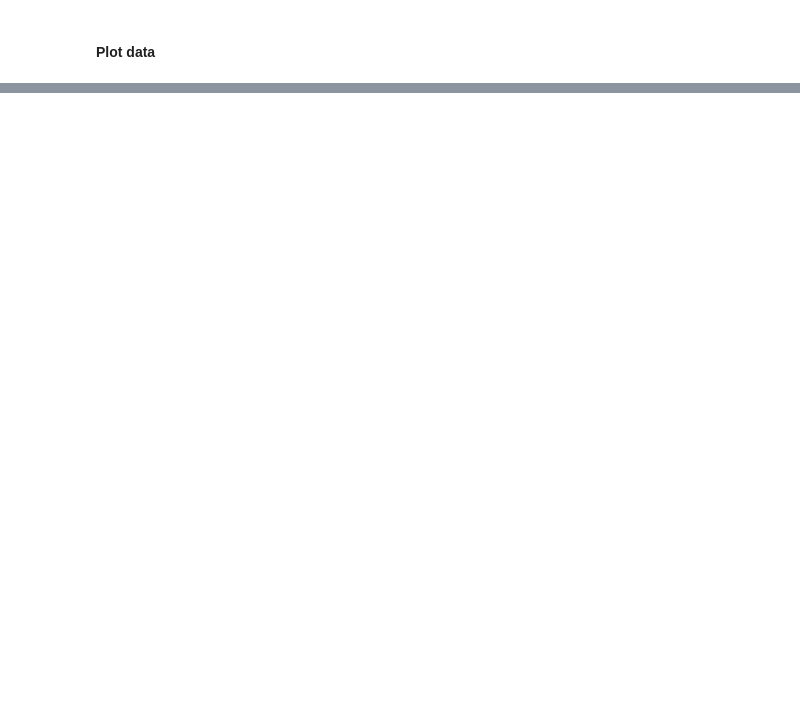
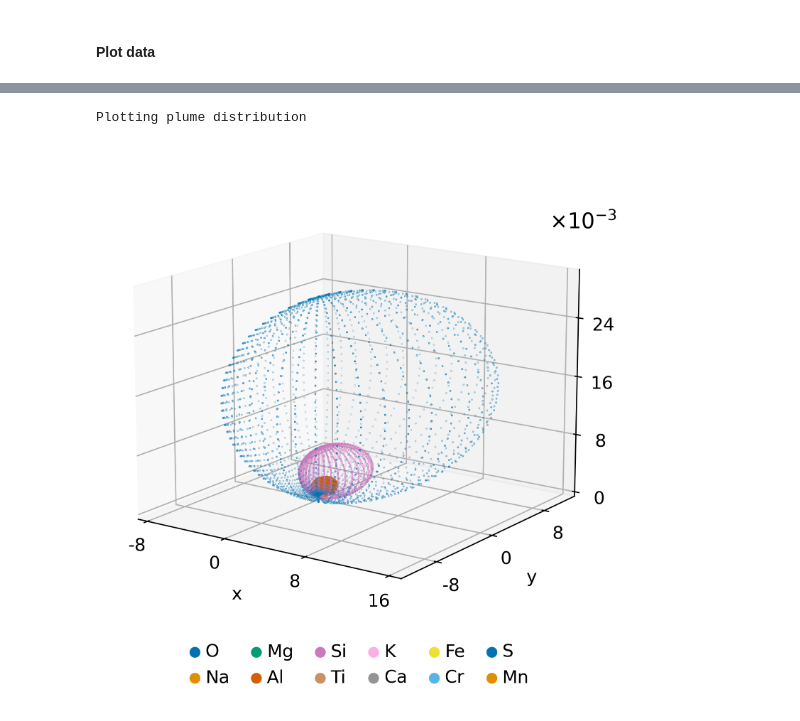
Before and after one commit to nvjaeggi/SpuBase, a Jupyter notebook: spubase/docs/1_Surface_compositions.ipynb, the cells around one changed output, grey strips where cells are left out. Cells and saved outputs as stored; diff of their text form; code cells hidden in the pictures; blank space fills up the shorter version.

```diff
--- a/spubase/docs/1_Surface_compositions.ipynb
+++ b/spubase/docs/1_Surface_compositions.ipynb
@@ -131,0 +140,6 @@ Plotting energy distribution
+# %%
+fig_pdist, ax_pdist = SpuBase.plot_dist('plume', title='', elev=15, azim=-55)
+fig_pdist
+# %% [output]
+Plotting plume distribution
+[figure, added]
```
Also changed, not shown: parts of 10 cells of this notebook, 35 other files.
